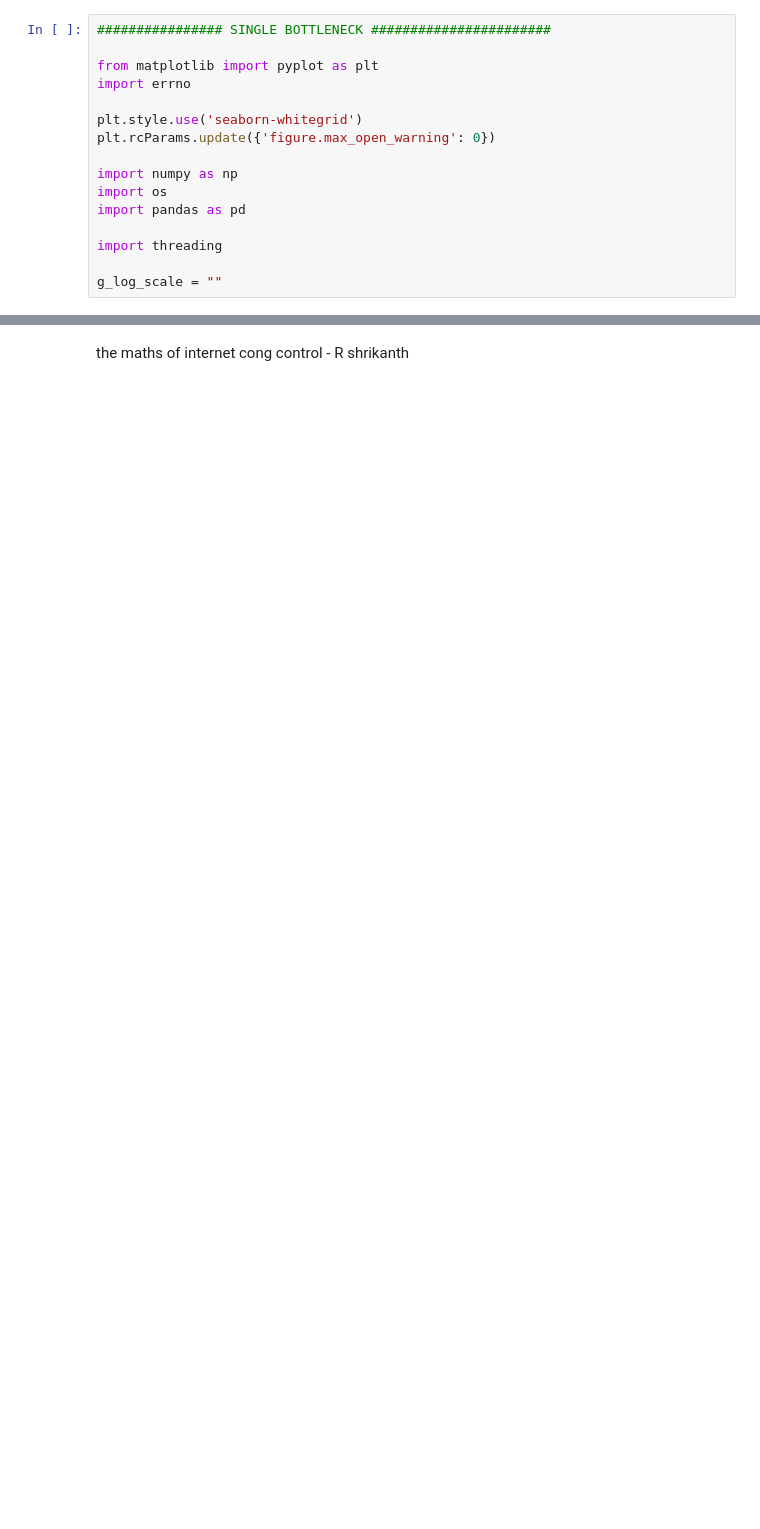
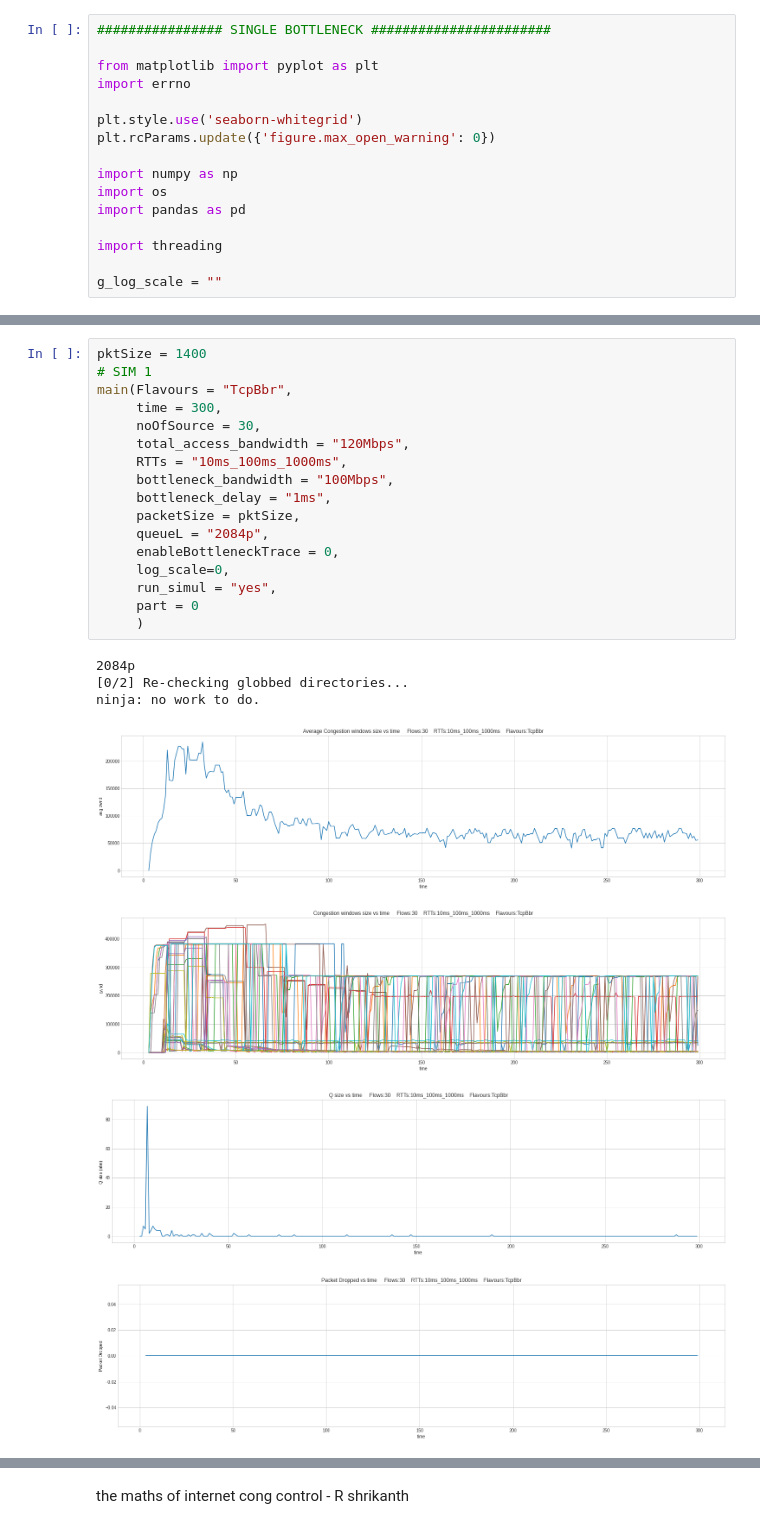
Before and after one commit to divyashk/TCP-BBR-ns3, a Jupyter notebook: dumbell-ns3/report_RTTs.ipynb, the cells around one changed output, grey strips where cells are left out. Cells and saved outputs as stored; diff of their text form; blank space fills up the shorter version.

```diff
--- a/dumbell-ns3/report_RTTs.ipynb
+++ b/dumbell-ns3/report_RTTs.ipynb
@@ -493,0 +540,25 @@ main(flavour = "TcpBbr",
+# %%
+pktSize = 1400
+# SIM 1
+main(Flavours = "TcpBbr",
+     time = 300,
+     noOfSource = 30,
+     total_access_bandwidth = "120Mbps",
+     RTTs = "10ms_100ms_1000ms",
+     bottleneck_bandwidth = "100Mbps",
+     bottleneck_delay = "1ms",
+     packetSize = pktSize,
+     queueL = "2084p",
+     enableBottleneckTrace = 0,
+     log_scale=0,
+     run_simul = "yes",
+     part = 0
+     )
+# %% [output]
+2084p
+[0/2] Re-checking globbed directories...
+ninja: no work to do.
+[figure, added]
+[figure, added]
+[figure, added]
+[figure, added]
```
Also changed, not shown: parts of 12 cells of this notebook, 1 other file.
